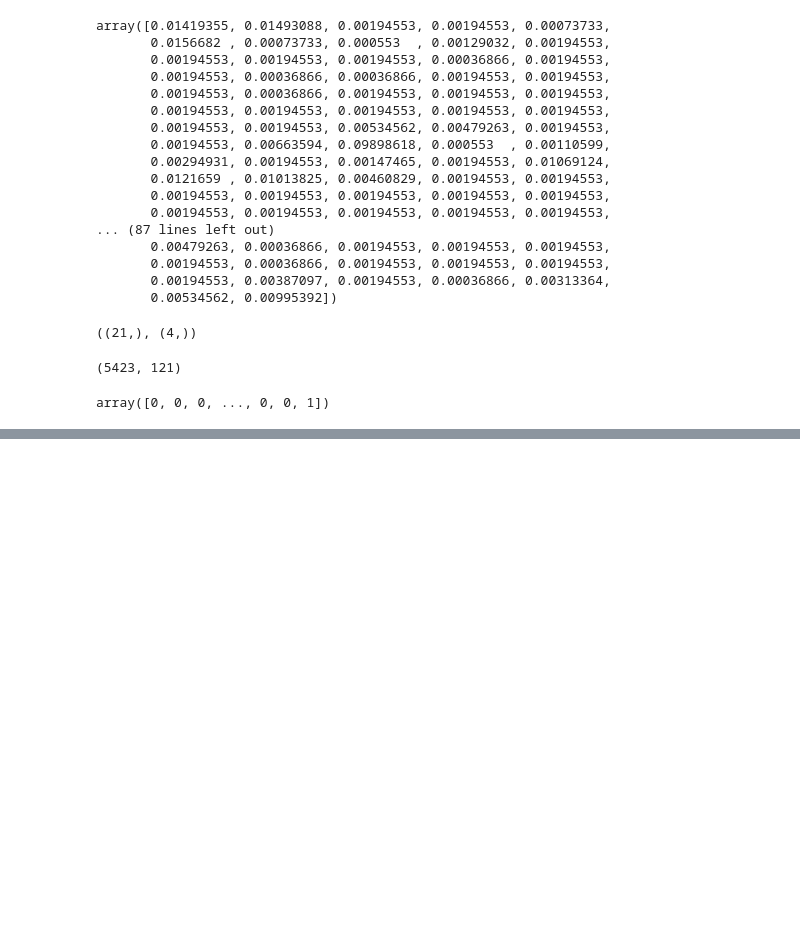
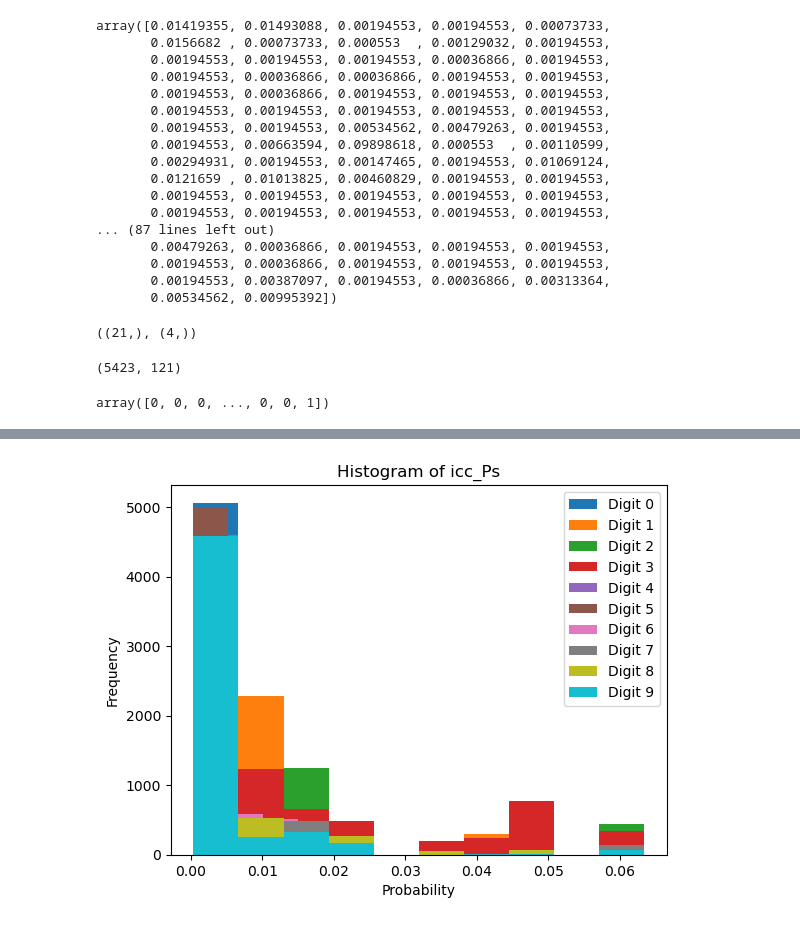
Before and after one commit to PaulHosek/MCM_classifier, a Jupyter notebook: Classifier_1/classifier/bin/reworking_clf.ipynb, the cells around one changed output, grey strips where cells are left out. Drawn from its saved outputs; the diff is of its cells as text; code cells hidden in the pictures; blank space fills up the shorter version.

```diff
--- a/Classifier_1/classifier/bin/reworking_clf.ipynb
+++ b/Classifier_1/classifier/bin/reworking_clf.ipynb
@@ -148,0 +168,20 @@ plt.show()
+# %%
+import seaborn as sns
+import matplotlib.pyplot as plt
+
+def plot_histogram(icc_Ps, columns):
+    plt.figure()
+    for i in columns:
+        plt.hist(icc_Ps[:, i])
+    plt.xlabel('Probability')
+    plt.ylabel('Frequency')
+    plt.title('Histogram of icc_Ps')
+    plt.legend([f'Digit {i}' for i in columns])
+    plt.show()
+
+# Example usage
+# columns_to_plot = [2, 3, 4,5]
+columns_to_plot = range(10)
+plot_histogram(icc_Ps, columns_to_plot)
+# %% [output]
+[figure, added]
```
Also changed, not shown: parts of 6 cells of this notebook.
